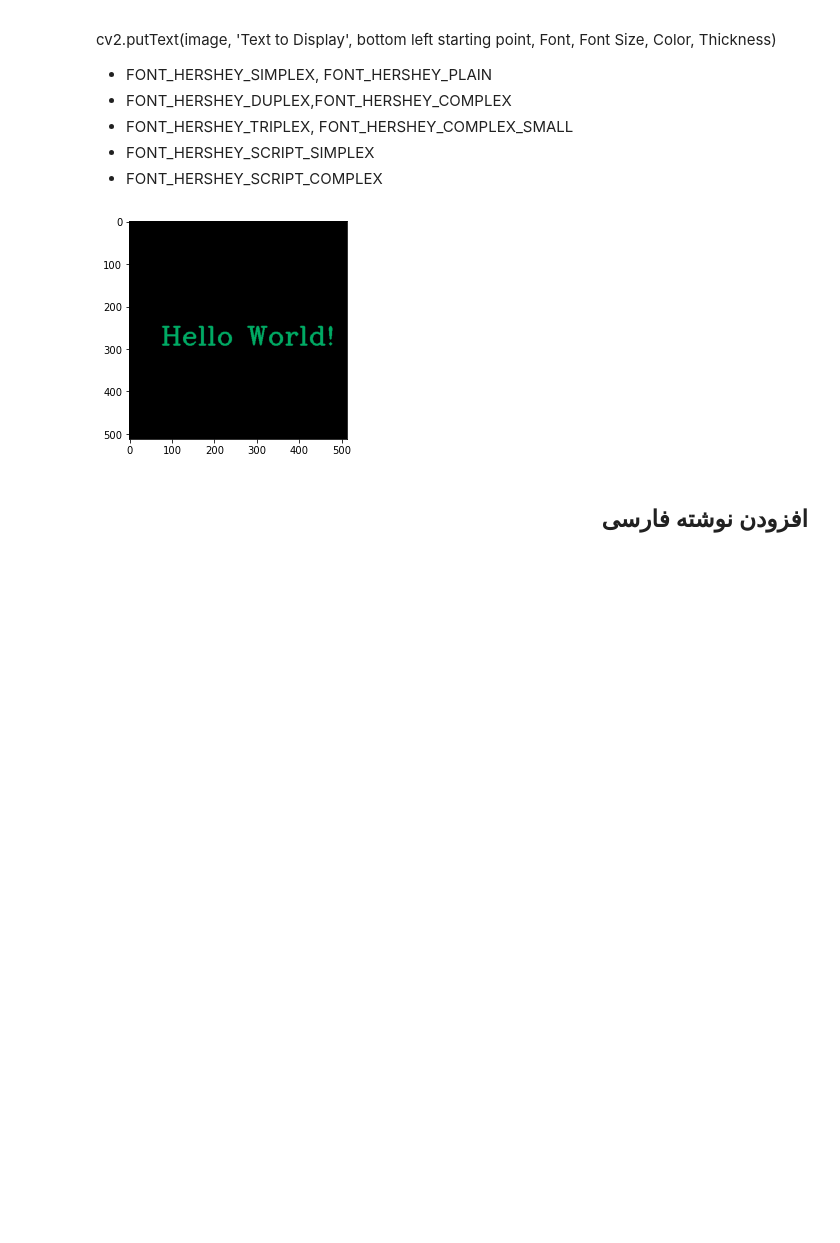
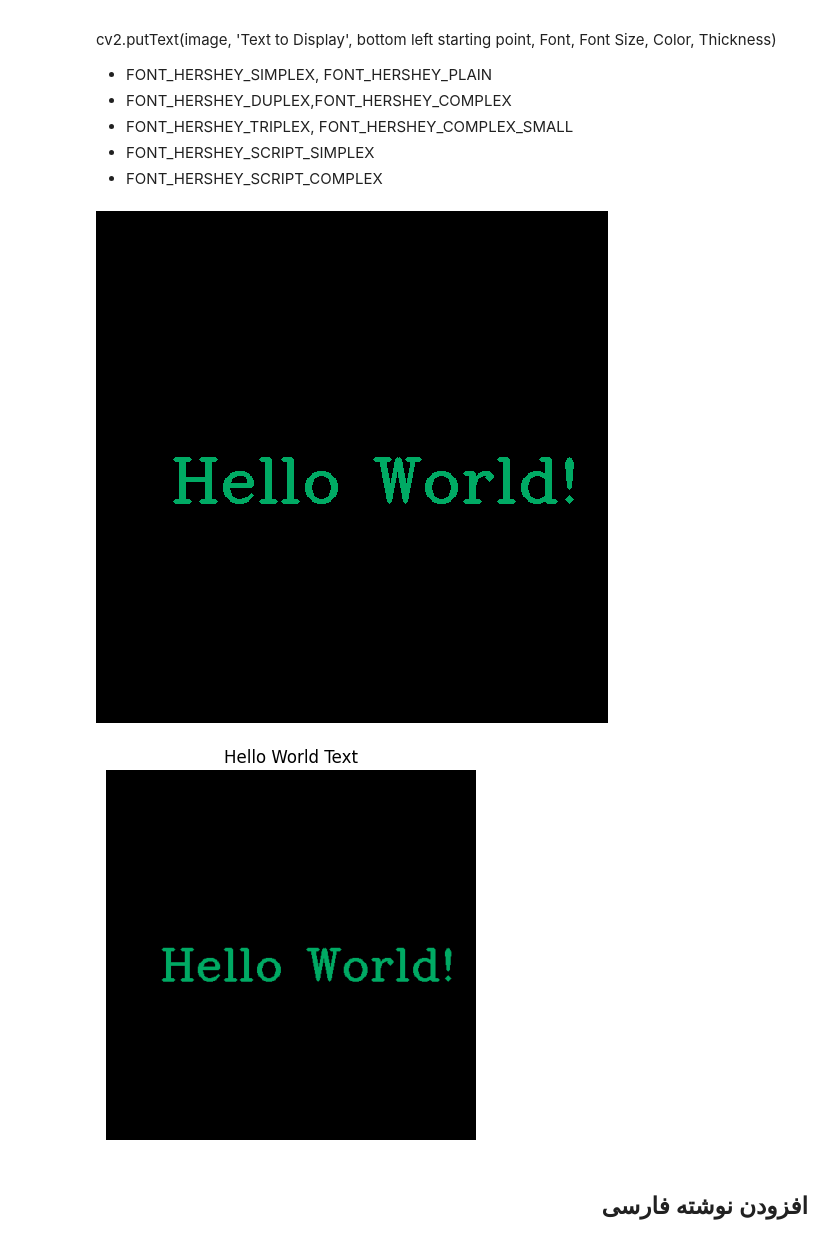
Before and after one commit to mahdieslaminet/Machine_Vision_Colab_Based, a Jupyter notebook: 07-Drawing-and-annotating.ipynb, the cells around one changed output. Cells and saved outputs as stored; diff of their text form; code cells hidden in the pictures; blank space fills up the shorter version.

```diff
--- a/07-Drawing-and-annotating.ipynb
+++ b/07-Drawing-and-annotating.ipynb
@@ -137,15 +234,28 @@ cv2.putText(image, 'Text to Display', bottom left starting point, Font, Font Siz
 - FONT_HERSHEY_SCRIPT_SIMPLEX
 - FONT_HERSHEY_SCRIPT_COMPLEX
 # %%
+import numpy as np
+import cv2
+from google.colab.patches import cv2_imshow
+import matplotlib.pyplot as plt
+
+# ساخت تصویر سیاه
 image = np.zeros((512,512,3), np.uint8)
 
+# نوشتن متن "Hello World!" با فونت پیچیده
 cv2.putText(image, 'Hello World!', (75,290), cv2.FONT_HERSHEY_COMPLEX, 2, (100,170,0), 3)
-cv2.imshow("Hello World!", image)
+
+# نمایش تصویر با cv2_imshow
+cv2_imshow(image)
+
+# نمایش تصویر با matplotlib (تبدیل BGR به RGB)
 plt.imshow(image[...,::-1])
-cv2.waitKey(0)
-cv2.destroyAllWindows()
+plt.title("Hello World Text")
+plt.axis('off')
+plt.show()
 # %% [output]
-[figure, old version]
+[figure, new version]
+[figure, added]
 # %% [markdown]
 ## <div style="direction:rtl;text-align:right;font-family:B Lotus, B Nazanin, Tahoma">افزودن نوشته فارسی</div>
 # %%
```
Also changed, not shown: parts of 15 cells of this notebook.
